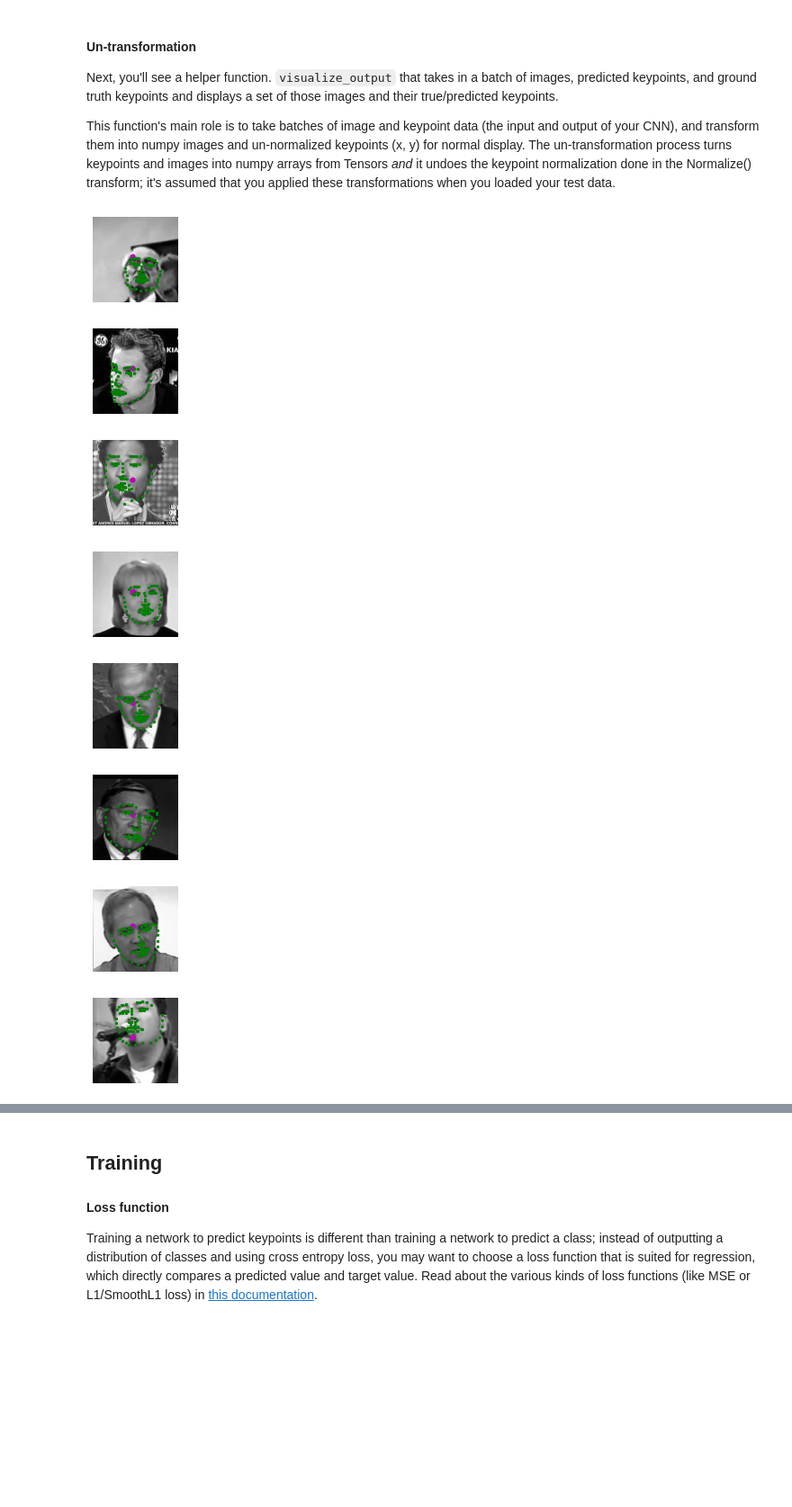
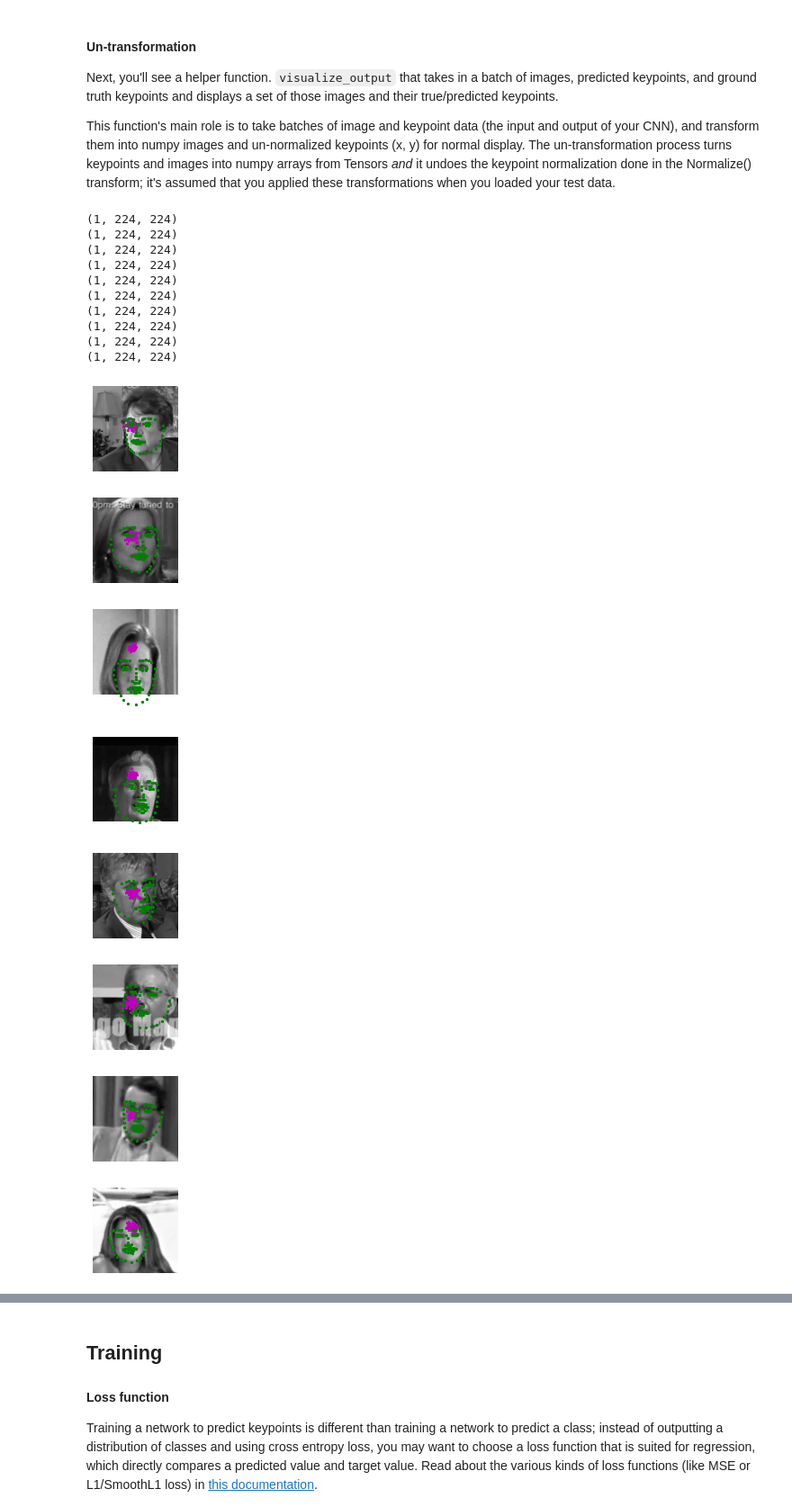
Before and after one commit to dwittaker/udacity_cvnd, a Jupyter notebook: P1/2. Define the Network Architecture.ipynb, the cells around one changed output, grey strips where cells are left out. Shown: that part at 90% size. Cells and saved outputs as stored; diff of their text form; code cells hidden in the pictures; blank space fills up the shorter version.

```diff
--- a/P1/2. Define the Network Architecture.ipynb
+++ b/P1/2. Define the Network Architecture.ipynb
@@ -194,16 +181,31 @@ data_transform = transforms.Compose([Rescale(112), RandomCrop(96), Normalize(),
 assert(data_transform is not None), 'Define a data_transform'
 # %%
 # create the transformed dataset
-transformed_dataset = FacialKeypointsDataset(csv_file='/data/training_frames_keypoints.csv',
-                                             root_dir='/data/training/',
+transformed_dataset = FacialKeypointsDataset(csv_file='data/training_frames_keypoints.csv',
+                                             root_dir='data/training/',
                                              transform=data_transform)
 
+transformed_datasetFlipLR = FacialKeypointsDataset(csv_file='data/training_frames_keypoints.csv',
+                                             root_dir='data/training/',
+                                             transform=data_transformFlipLR)
 
-print('Number of images: ', len(transformed_dataset))
+transformed_datasetFlipUD = FacialKeypointsDataset(csv_file='data/training_frames_keypoints.csv',
+                                             root_dir='data/training/',
+                                             transform=data_transformFlipUD)
+
+transformed_datasetFlipLRUD = FacialKeypointsDataset(csv_file='data/training_frames_keypoints.csv',
+                                             root_dir='data/training/',
+                                             transform=data_transformFlipLRUD)
+
+#masterdataset = torch.utils.data.ConcatDataset((transformed_dataset,transformed_datasetFlipLR))#, transformed_datasetFlipUD, transformed_datasetFlipLRUD))
+masterdataset = transformed_dataset
+print('Number of images: ', len(masterdataset))
+
+#print('Number of images Flip LR: ', len(transformed_datasetFlipLR))
 
 # iterate through the transformed dataset and print some stats about the first few samples
 for i in range(4):
-    sample = transformed_dataset[i]
+    sample = masterdataset[i]
     print(i, sample['image'].size(), sample['keypoints'].size())
     #print(sample['keypoints'])
 # %% [output]
@@ -251,7 +253,7 @@ test_dataset = FacialKeypointsDataset(csv_file='/data/test_frames_keypoints.csv'
 # load test data in batches
 batch_size = 30
 
-test_loader = DataLoader(test_dataset,
+test_loader = DataLoader(masterdataset,
                           batch_size=batch_size,
                           shuffle=True,
                           num_workers=4)
@@ -269,6 +271,12 @@ This function test how the network performs on the first batch of test data. It
 # test the model on a batch of test images
 
 def net_sample_output():
+
+    global net
+
+    if torch.cuda.is_available():
+      print("Cuda Available")
+      net = net.cuda()
 
     # iterate through the test dataset
     for i, sample in enumerate(test_loader):
@@ -280,6 +288,10 @@ def net_sample_output():
         # convert images to FloatTensors
         images = images.type(torch.FloatTensor)
 
+        if torch.cuda.is_available():
+            print("Cuda Available")
+            images, key_pts = images.cuda(), key_pts.cuda()
+
         # forward pass to get net output
         output_pts = net(images)
 
@@ -335,41 +349,54 @@ This function's main role is to take batches of image and keypoint data (the inp
 def visualize_output(test_images, test_outputs, gt_pts=None, batch_size=10):
 
     for i in range(batch_size):
         plt.figure(figsize=(20,10))
         ax = plt.subplot(1, batch_size, i+1)
 
         # un-transform the image data
         image = test_images[i].data   # get the image from it's Variable wrapper
+        image = image.cpu()
         image = image.numpy()   # convert to numpy array from a Tensor
+        print(image.shape)
         image = np.transpose(image, (1, 2, 0))   # transpose to go from torch to numpy image
 
         # un-transform the predicted key_pts data
         predicted_key_pts = test_outputs[i].data
+        predicted_key_pts = predicted_key_pts.cpu()
         predicted_key_pts = predicted_key_pts.numpy()
         # undo normalization of keypoints
-        predicted_key_pts = predicted_key_pts*22.0+44
+        predicted_key_pts = predicted_key_pts*50.0+100
 
         # plot ground truth points for comparison, if they exist
         ground_truth_pts = None
         if gt_pts is not None:
-            ground_truth_pts = gt_pts[i]
-            ground_truth_pts = ground_truth_pts*22.0+44
+            ground_truth_pts = gt_pts[i].data.cpu()
+            ground_truth_pts = ground_truth_pts*50.0+100
 
         # call show_all_keypoints
         show_all_keypoints(np.squeeze(image), predicted_key_pts, ground_truth_pts)
 
         plt.axis('off')
 
     plt.show()
 
 # call it
 visualize_output(test_images, test_outputs, gt_pts)
 # %% [output]
+(1, 224, 224)
+(1, 224, 224)
+(1, 224, 224)
+(1, 224, 224)
+(1, 224, 224)
+(1, 224, 224)
+(1, 224, 224)
+(1, 224, 224)
+(1, 224, 224)
+(1, 224, 224)
-[figure, old version]
+[figure, new version]
-[figure, old version]
+[figure, new version]
-[figure, old version]
+[figure, new version]
-[figure, old version]
+[figure, new version]
-[figure, old version]
+[figure, new version]
-[figure, old version]
+[figure, new version]
-[figure, old version]
+[figure, new version]
-[figure, old version]
+[figure, new version]
```
Also changed, not shown: parts of 23 cells of this notebook, 2 other files.
